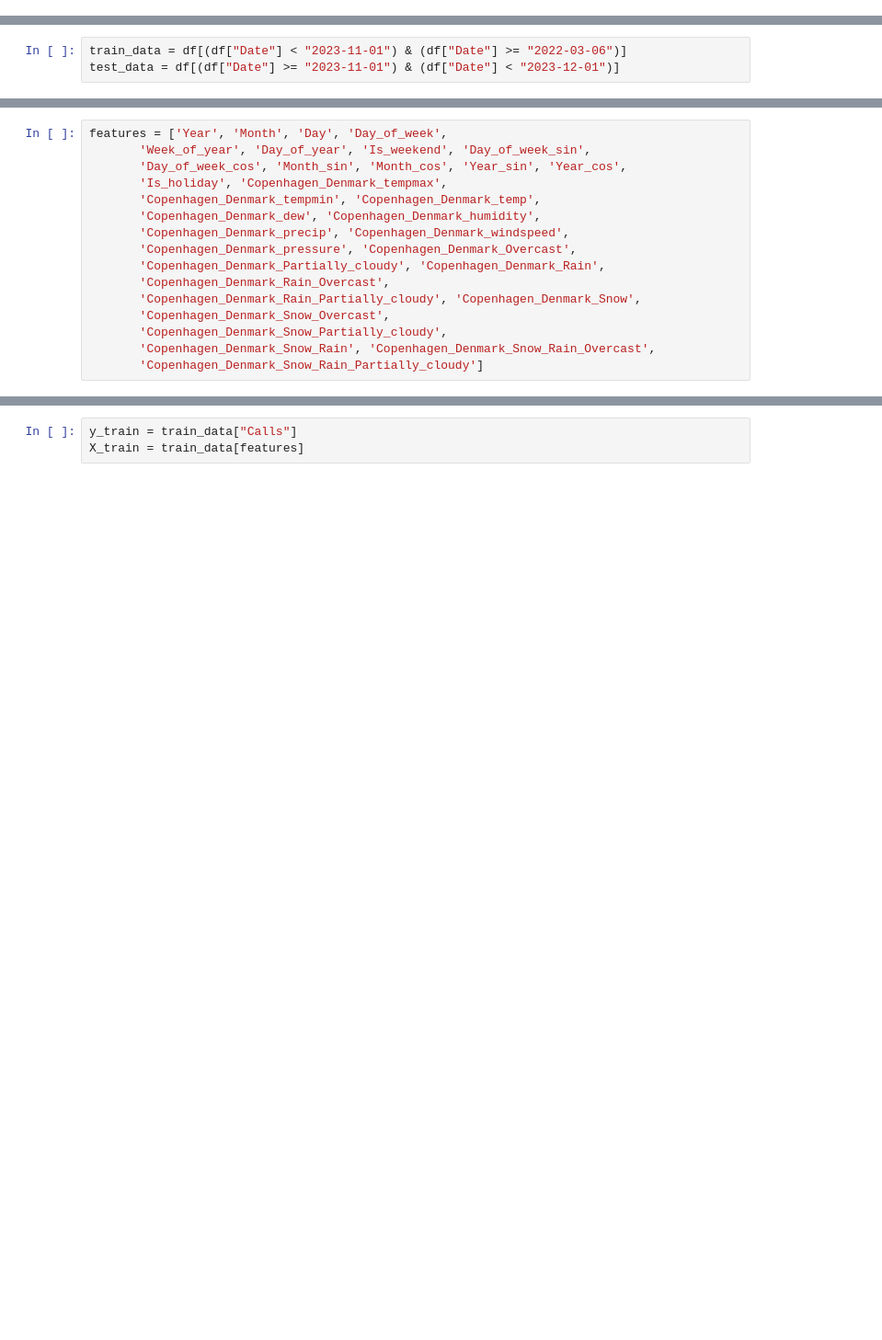
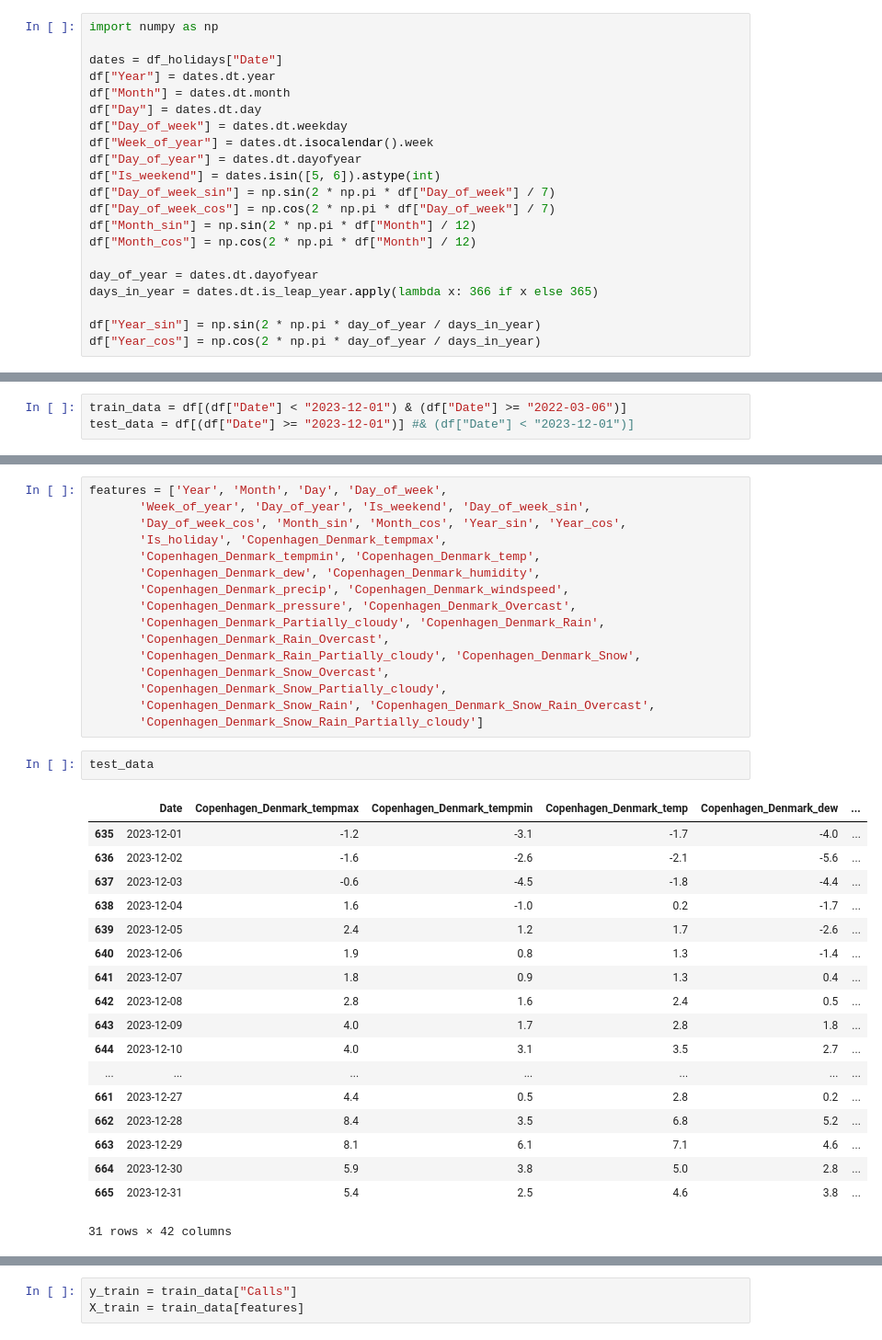
Before and after one commit to nieweglp/call-center-forecast, a Jupyter notebook: call-center/notebooks/eda.ipynb, the cells around one changed output, grey strips where cells are left out. Shown at 92% size. Cells and saved outputs as stored; diff of their text form; blank space fills up the shorter version.

```diff
--- a/call-center/notebooks/eda.ipynb
+++ b/call-center/notebooks/eda.ipynb
@@ -278,5 +256,26 @@ df_copenhagen = pd.concat([df_holidays["Date"], df_copenhagen], axis=1)
 df_pre = df_copenhagen.merge(df_holidays, on="Date", how="outer")
 df = df_pre.merge(df_agg, on="Date", how="outer")
+# %%
+import numpy as np
+
+dates = df_holidays["Date"]
+df["Year"] = dates.dt.year
+df["Month"] = dates.dt.month
+df["Day"] = dates.dt.day
+df["Day_of_week"] = dates.dt.weekday
+df["Week_of_year"] = dates.dt.isocalendar().week
+df["Day_of_year"] = dates.dt.dayofyear
+df["Is_weekend"] = dates.isin([5, 6]).astype(int)
+df["Day_of_week_sin"] = np.sin(2 * np.pi * df["Day_of_week"] / 7)
+df["Day_of_week_cos"] = np.cos(2 * np.pi * df["Day_of_week"] / 7)
+df["Month_sin"] = np.sin(2 * np.pi * df["Month"] / 12)
+df["Month_cos"] = np.cos(2 * np.pi * df["Month"] / 12)
+
+day_of_year = dates.dt.dayofyear
+days_in_year = dates.dt.is_leap_year.apply(lambda x: 366 if x else 365)
+
+df["Year_sin"] = np.sin(2 * np.pi * day_of_year / days_in_year)
+df["Year_cos"] = np.cos(2 * np.pi * day_of_year / days_in_year)
 # %%
 df.tail()
 # %% [output]
@@ -289,5 +287,5 @@ df.tail()
 | 665 | 2023-12-31 | 5.4 | 2.5 | 4.6 | 3.8 | ... |
 5 rows × 42 columns
 # %%
-train_data = df[(df["Date"] < "2023-11-01") & (df["Date"] >= "2022-03-06")]
-test_data = df[(df["Date"] >= "2023-11-01") & (df["Date"] < "2023-12-01")]
+train_data = df[(df["Date"] < "2023-12-01") & (df["Date"] >= "2022-03-06")]
+test_data = df[(df["Date"] >= "2023-12-01")] #& (df["Date"] < "2023-12-01")]
@@ -318,3 +305,24 @@ features = ['Year', 'Month', 'Day', 'Day_of_week',
        'Copenhagen_Denmark_Snow_Partially_cloudy',
        'Copenhagen_Denmark_Snow_Rain', 'Copenhagen_Denmark_Snow_Rain_Overcast',
        'Copenhagen_Denmark_Snow_Rain_Partially_cloudy']
+# %%
+test_data
+# %% [output]
+|  | Date | Copenhagen_Denmark_tempmax | Copenhagen_Denmark_tempmin | Copenhagen_Denmark_temp | Copenhagen_Denmark_dew | ... |
+| 635 | 2023-12-01 | -1.2 | -3.1 | -1.7 | -4.0 | ... |
+| 636 | 2023-12-02 | -1.6 | -2.6 | -2.1 | -5.6 | ... |
+| 637 | 2023-12-03 | -0.6 | -4.5 | -1.8 | -4.4 | ... |
+| 638 | 2023-12-04 | 1.6 | -1.0 | 0.2 | -1.7 | ... |
+| 639 | 2023-12-05 | 2.4 | 1.2 | 1.7 | -2.6 | ... |
+| 640 | 2023-12-06 | 1.9 | 0.8 | 1.3 | -1.4 | ... |
+| 641 | 2023-12-07 | 1.8 | 0.9 | 1.3 | 0.4 | ... |
+| 642 | 2023-12-08 | 2.8 | 1.6 | 2.4 | 0.5 | ... |
+| 643 | 2023-12-09 | 4.0 | 1.7 | 2.8 | 1.8 | ... |
+| 644 | 2023-12-10 | 4.0 | 3.1 | 3.5 | 2.7 | ... |
+| ... | ... | ... | ... | ... | ... | ... |
+| 661 | 2023-12-27 | 4.4 | 0.5 | 2.8 | 0.2 | ... |
+| 662 | 2023-12-28 | 8.4 | 3.5 | 6.8 | 5.2 | ... |
+| 663 | 2023-12-29 | 8.1 | 6.1 | 7.1 | 4.6 | ... |
+| 664 | 2023-12-30 | 5.9 | 3.8 | 5.0 | 2.8 | ... |
+| 665 | 2023-12-31 | 5.4 | 2.5 | 4.6 | 3.8 | ... |
+31 rows × 42 columns
```
Also changed, not shown: parts of 12 cells of this notebook, 2 other files.
